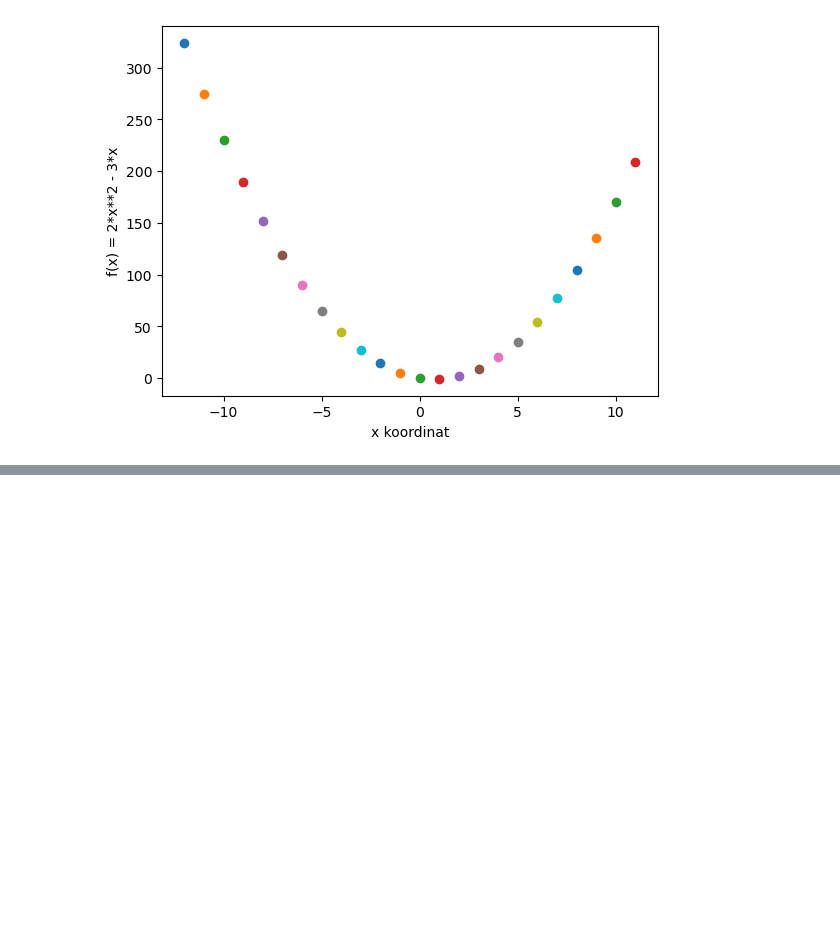
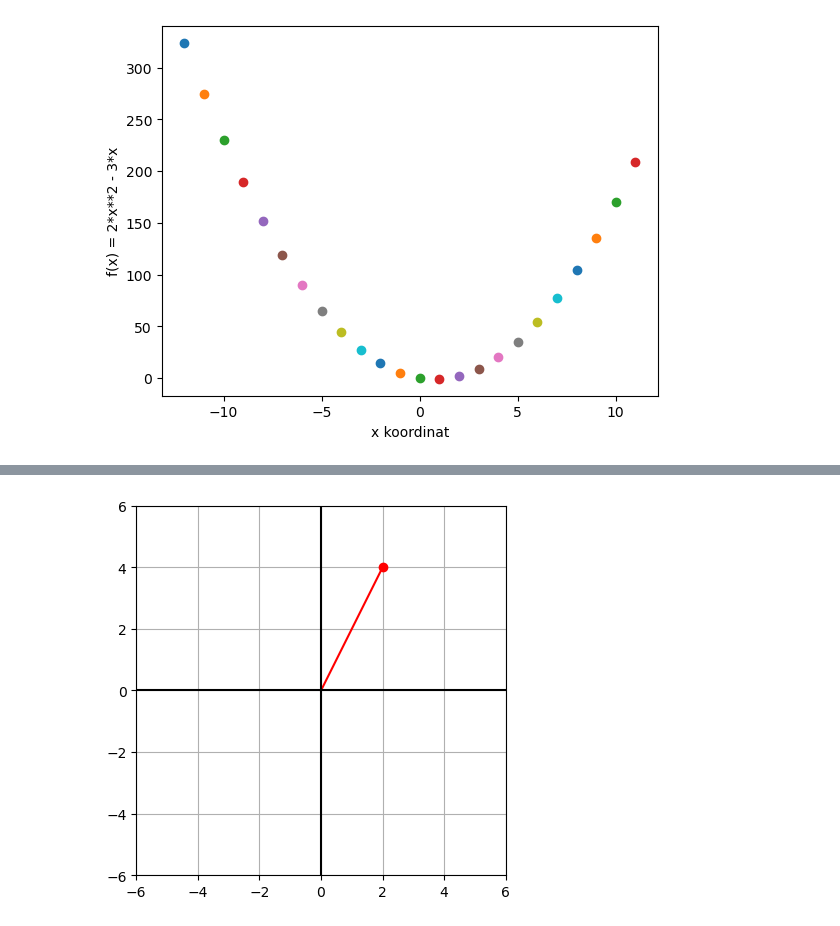
Before and after one commit to nailBestas/lispAi, a Jupyter notebook: 01_Python_Mathematics_and_Statistics/2_Mathematics/4-Graphing_and_visualization.ipynb, the cells around one changed output, grey strips where cells are left out. Saved outputs shown, nothing was run; the diff lists cells and outputs as text; code cells hidden in the pictures; blank space fills up the shorter version.

```diff
--- a/01_Python_Mathematics_and_Statistics/2_Mathematics/4-Graphing_and_visualization.ipynb
+++ b/01_Python_Mathematics_and_Statistics/2_Mathematics/4-Graphing_and_visualization.ipynb
@@ -56,0 +74,16 @@ plt.show()
+# %%
+# professional graphing lines -- profesyonel bir grafik cizelim
+x = 2
+y = 4
+plt.plot(x,y,'r o')
+plt.plot([0,x],[0,y], 'r') # orjinden gececek sekilde cizgi cektik
+
+plt.axis('square') # duzlemimizi kesisim yerinde kare olmasini sagladik
+plt.axis([-6,6,-6,6]) # koordinatimizi x ve y seklinde sinir araligini koyduk
+plt.grid() # matemaktiksel defter stili grid yaptik
+
+plt.plot([-6,6],[0,0],'k') # x eksenini siyah cizgi cek
+plt.plot([-0,0],[-6,6],'k') # y eksenine siyah cizgi cek dedik
+plt.show()
+# %% [output]
+[figure, added]
```
Also changed, not shown: parts of 6 cells of this notebook.
